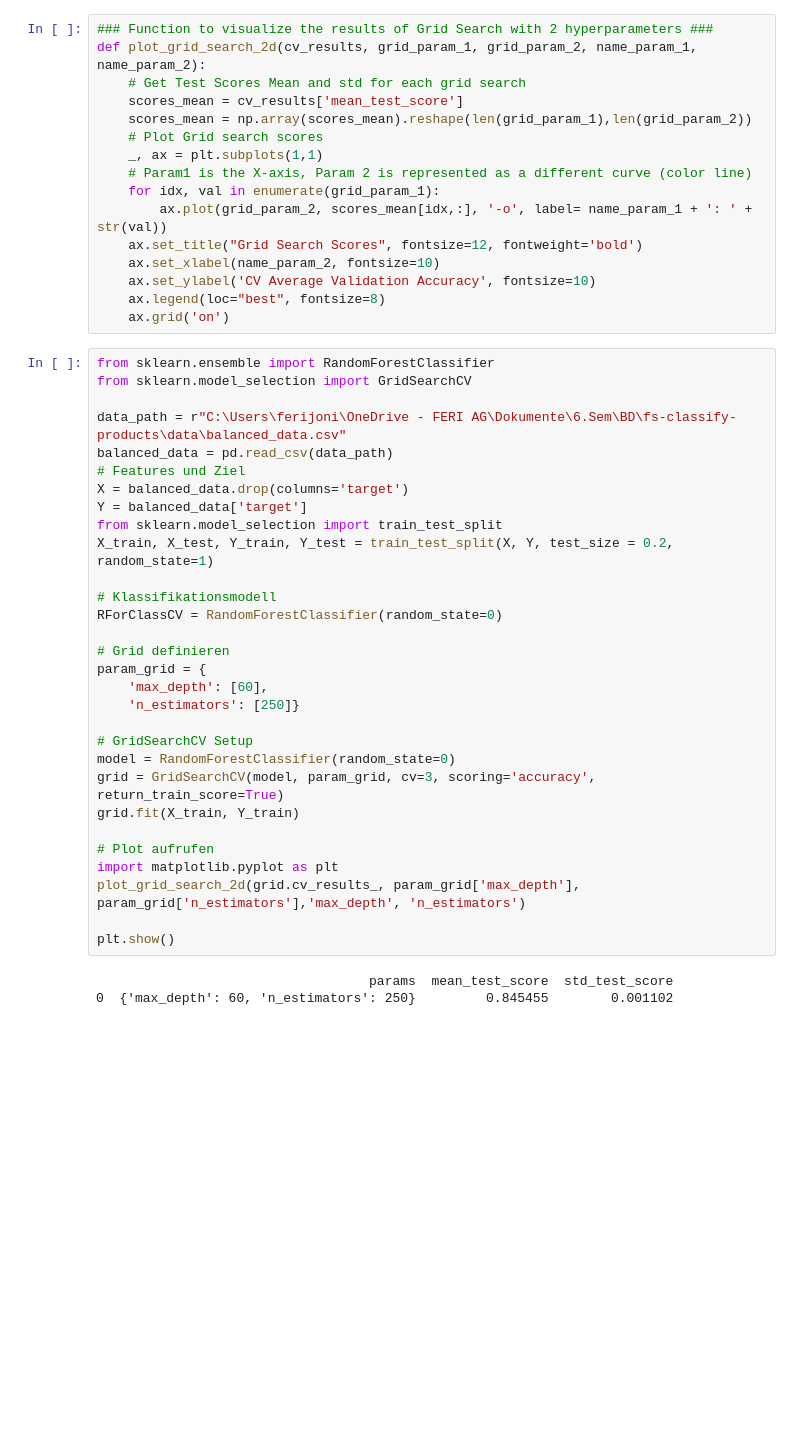
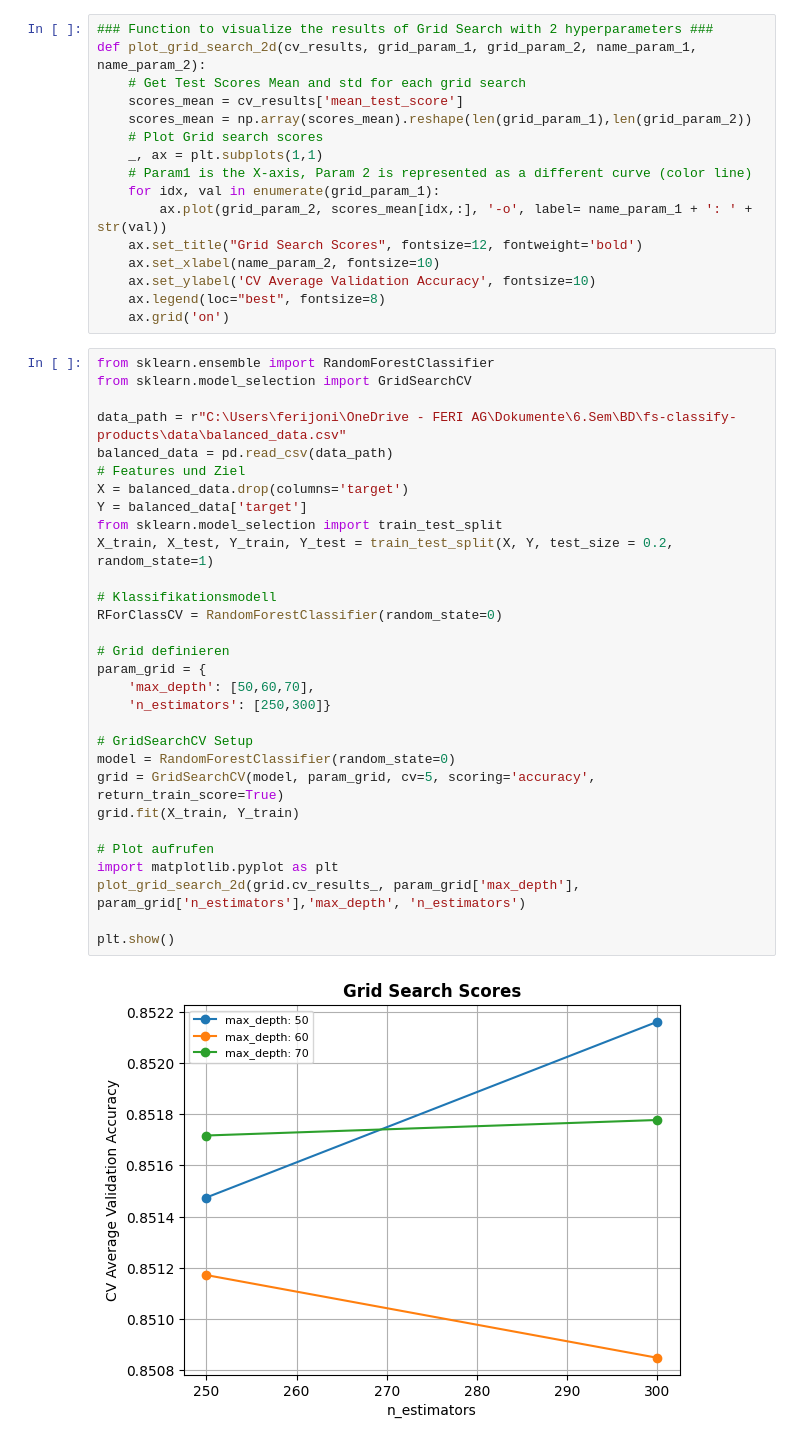
Before and after one commit to o2ba/fs-classify-products, a Jupyter notebook: data/Georgios & Joscha Random Forest/J03_Random_Forrest.ipynb, the cells around one changed output. Drawn from its saved outputs; the diff is of its cells as text; blank space fills up the shorter version.

```diff
--- a/data/Georgios & Joscha Random Forest/J03_Random_Forrest.ipynb
+++ b/data/Georgios & Joscha Random Forest/J03_Random_Forrest.ipynb
@@ -17,36 +17,35 @@ def plot_grid_search_2d(cv_results, grid_param_1, grid_param_2, name_param_1, na
 # %%
 from sklearn.ensemble import RandomForestClassifier
 from sklearn.model_selection import GridSearchCV
 
 data_path = r"C:\Users\ferijoni\OneDrive - FERI AG\Dokumente\6.Sem\BD\fs-classify-products\data\balanced_data.csv"
 balanced_data = pd.read_csv(data_path)
 # Features und Ziel
 X = balanced_data.drop(columns='target')
 Y = balanced_data['target']
 from sklearn.model_selection import train_test_split
 X_train, X_test, Y_train, Y_test = train_test_split(X, Y, test_size = 0.2, random_state=1)
 
 # Klassifikationsmodell
 RForClassCV = RandomForestClassifier(random_state=0)
 
 # Grid definieren
 param_grid = {
-    'max_depth': [60],
-    'n_estimators': [250]}
+    'max_depth': [50,60,70],
+    'n_estimators': [250,300]}
 
 # GridSearchCV Setup
 model = RandomForestClassifier(random_state=0)
-grid = GridSearchCV(model, param_grid, cv=3, scoring='accuracy', return_train_score=True)
+grid = GridSearchCV(model, param_grid, cv=5, scoring='accuracy', return_train_score=True)
 grid.fit(X_train, Y_train)
 
 # Plot aufrufen
 import matplotlib.pyplot as plt
 plot_grid_search_2d(grid.cv_results_, param_grid['max_depth'], param_grid['n_estimators'],'max_depth', 'n_estimators')
 
 plt.show()
 # %% [output]
-                                   params  mean_test_score  std_test_score
-0  {'max_depth': 60, 'n_estimators': 250}         0.845455        0.001102
+[figure, added]
 # %%
 # Klassifikationsmodell mit besten Parametern aus CV
 final_rf_clf = RandomForestClassifier(random_state=0)
```
Also changed, not shown: parts of 1 cell of this notebook, 1 other file.
